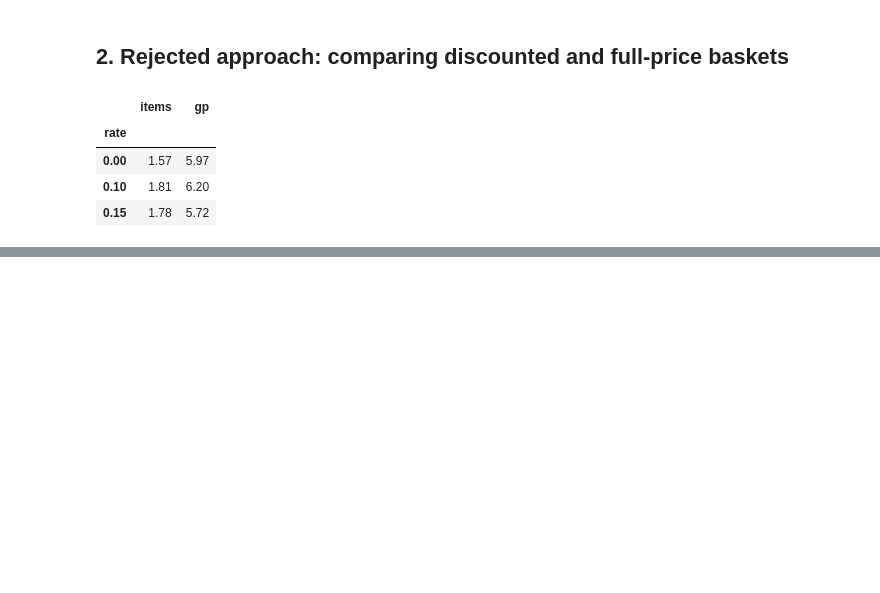
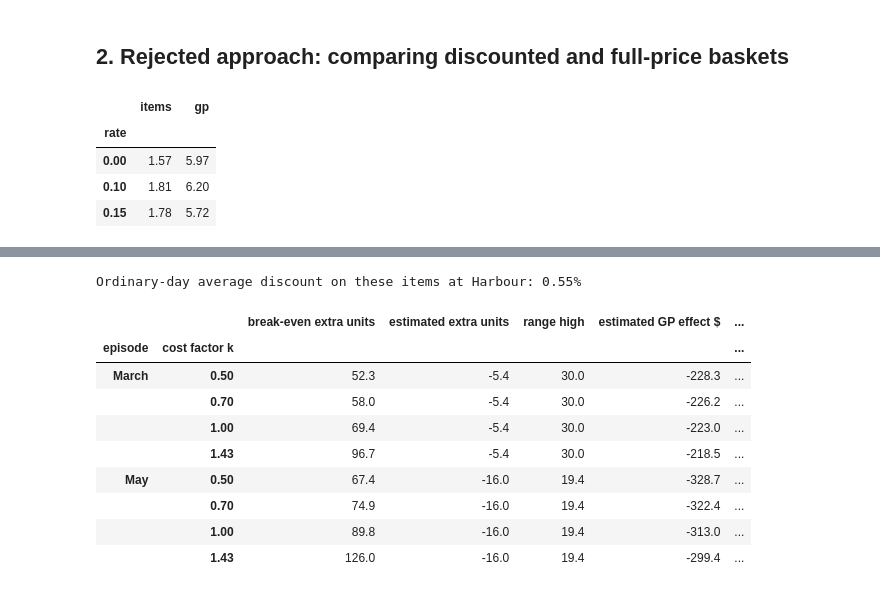
Before and after one commit to Zahraa0610/EECE490-HACKATHON-zjad, a Jupyter notebook: notebooks/02_promo_campaign.ipynb, the cells around one changed output, grey strips where cells are left out. Saved outputs shown, nothing was run; the diff lists cells and outputs as text; code cells hidden in the pictures; blank space fills up the shorter version.

```diff
--- a/notebooks/02_promo_campaign.ipynb
+++ b/notebooks/02_promo_campaign.ipynb
@@ -402,0 +315,35 @@ Detect +30% with 80% power: ~5 offer days and 5 no-offer days
+# %%
+h_ord = raw[(raw.Branch == "Harbour") & raw.Product.isin(ITEMS) & ~raw.Date.isin(CAMP_DAYS)]
+base_disc = (h_ord.Quantity * h_ord["Unit Price (USD)"] * h_ord["Discount Rate"]).sum() / (h_ord.Quantity * h_ord["Unit Price (USD)"]).sum()
+print(f"Ordinary-day average discount on these items at Harbour: {base_disc:.2%}")
+spec = OUTCOMES["promoted units"]
+q05 = noise("promoted units").quantile(0.05)
+rows = []
+for ep, mask in EPISODES.items():
+    lines = P[P.Date.dt.month == idx[mask][0].month]
+    q = lines.Quantity.sum()
+    p_bar = (lines.Quantity * lines["Unit Price (USD)"]).sum() / q
+    c_bar = (lines.Quantity * lines["Unit Cost (USD)"]).sum() / q
+    pred = predict(daily, "Linear regression", spec, CLEAN, mask).sum()
+    effect = q - pred
+    for k in [0.5, 0.7, 1.0, 1.43]:
+        m_base, m_disc = p_bar * (1 - base_disc) - k * c_bar, 0.85 * p_bar - k * c_bar
+        need = pred * (m_base / m_disc - 1)
+        rows.append({"episode": ep, "cost factor k": k, "break-even extra units": need,
+                     "estimated extra units": effect, "range high": effect - q05,
+                     "estimated GP effect $": q * m_disc - pred * m_base,
+                     "break-even within range?": "yes" if effect - q05 >= need else "no"})
+sens = pd.DataFrame(rows).set_index(["episode", "cost factor k"])
+sens.round(1)
+# %% [output]
+Ordinary-day average discount on these items at Harbour: 0.55%
+|  |  | break-even extra units | estimated extra units | range high | estimated GP effect $ | ... |
+| episode | cost factor k |  |  |  |  | ... |
+| March | 0.50 | 52.3 | -5.4 | 30.0 | -228.3 | ... |
+|  | 0.70 | 58.0 | -5.4 | 30.0 | -226.2 | ... |
+|  | 1.00 | 69.4 | -5.4 | 30.0 | -223.0 | ... |
+|  | 1.43 | 96.7 | -5.4 | 30.0 | -218.5 | ... |
+| May | 0.50 | 67.4 | -16.0 | 19.4 | -328.7 | ... |
+|  | 0.70 | 74.9 | -16.0 | 19.4 | -322.4 | ... |
+|  | 1.00 | 89.8 | -16.0 | 19.4 | -313.0 | ... |
+|  | 1.43 | 126.0 | -16.0 | 19.4 | -299.4 | ... |
```
Also changed, not shown: parts of 49 cells of this notebook, 5 other files.
